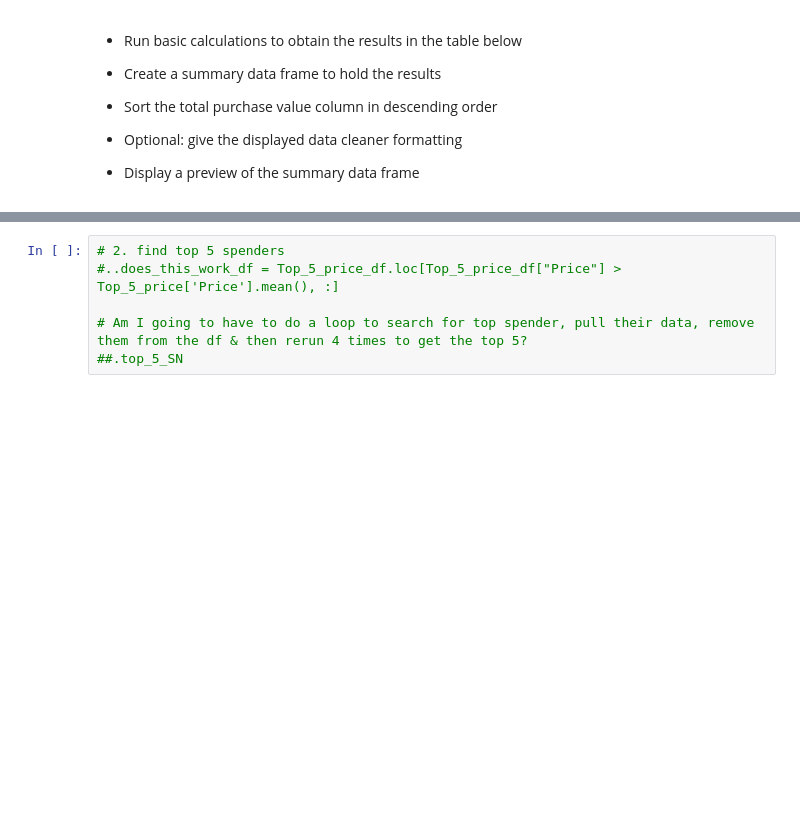
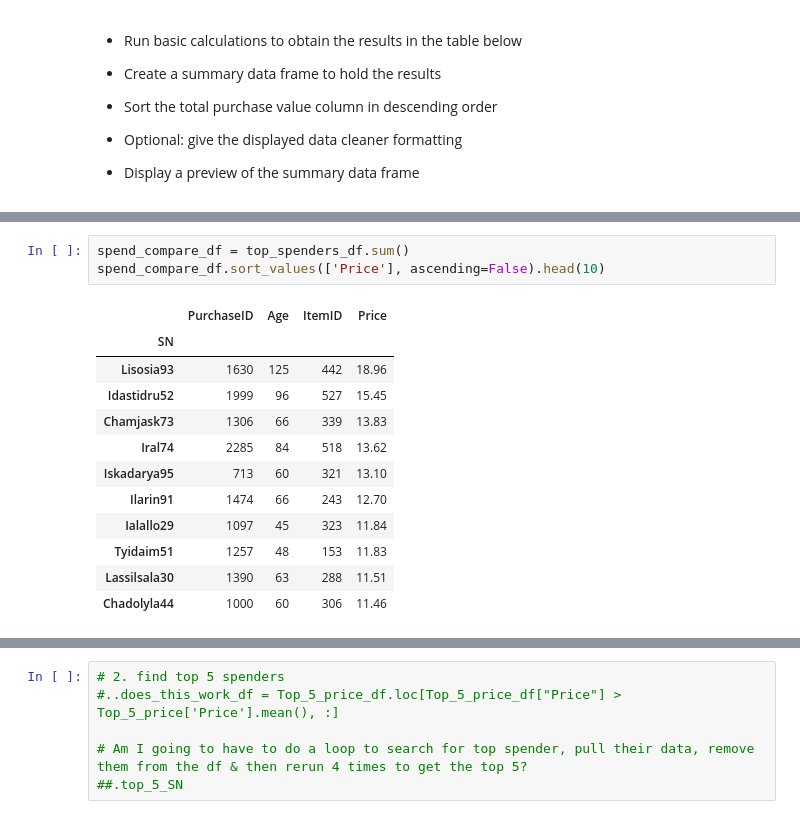
Before and after one commit to juliemcbaker/pandas-challenge, a Jupyter notebook: HeroesOfPymoli/HeroesOfPymoli_baker.ipynb, the cells around one changed output, grey strips where cells are left out. Saved outputs shown, nothing was run; the diff lists cells and outputs as text; blank space fills up the shorter version.

```diff
--- a/HeroesOfPymoli/HeroesOfPymoli_baker.ipynb
+++ b/HeroesOfPymoli/HeroesOfPymoli_baker.ipynb
@@ -426,0 +480,16 @@ Name: SN, Length: 576, dtype: int64
+# %%
+spend_compare_df = top_spenders_df.sum()
+spend_compare_df.sort_values(['Price'], ascending=False).head(10)
+# %% [output]
+|  | PurchaseID | Age | ItemID | Price |
+| SN |  |  |  |  |
+| Lisosia93 | 1630 | 125 | 442 | 18.96 |
+| Idastidru52 | 1999 | 96 | 527 | 15.45 |
+| Chamjask73 | 1306 | 66 | 339 | 13.83 |
+| Iral74 | 2285 | 84 | 518 | 13.62 |
+| Iskadarya95 | 713 | 60 | 321 | 13.10 |
+| Ilarin91 | 1474 | 66 | 243 | 12.70 |
+| Ialallo29 | 1097 | 45 | 323 | 11.84 |
+| Tyidaim51 | 1257 | 48 | 153 | 11.83 |
+| Lassilsala30 | 1390 | 63 | 288 | 11.51 |
+| Chadolyla44 | 1000 | 60 | 306 | 11.46 |
```
Also changed, not shown: parts of 12 cells of this notebook.
